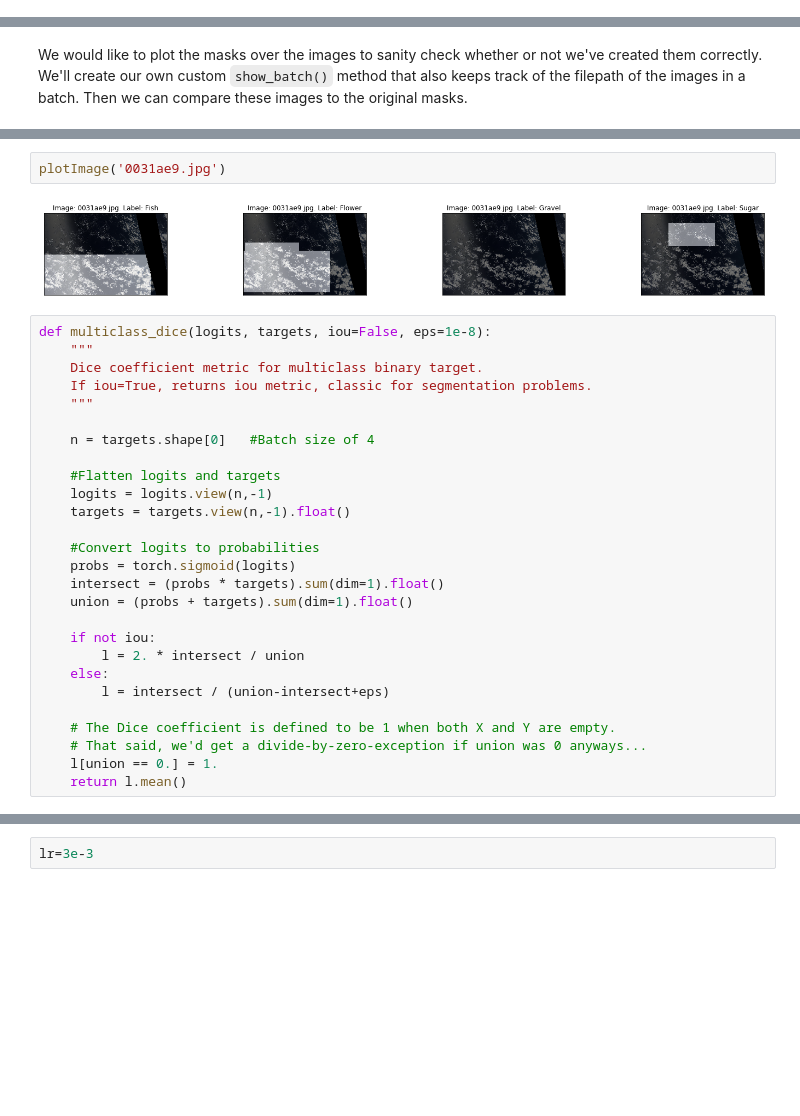
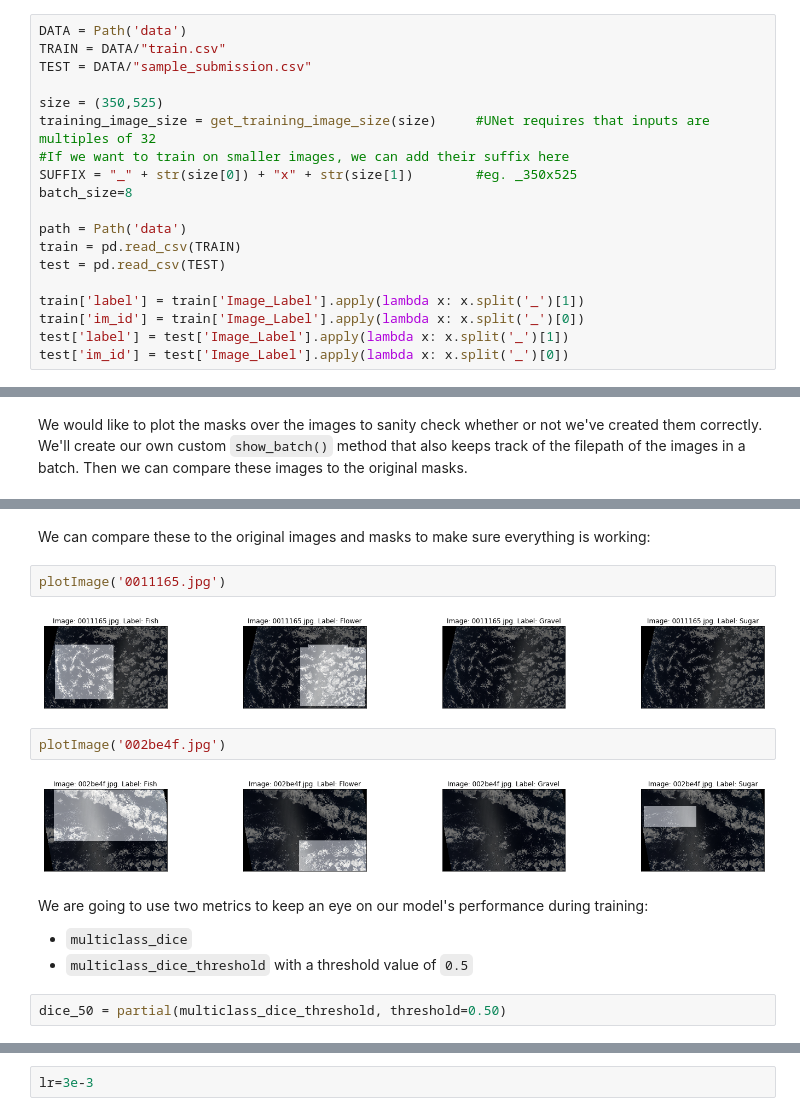
Before and after one commit to JoshVarty/KaggleClouds, a Jupyter notebook: 01_BasicModel.ipynb, the cells around one changed output, grey strips where cells are left out. Cells and saved outputs as stored; diff of their text form; blank space fills up the shorter version.

Commit message:
Cleanup Basic Model

```diff
--- a/01_BasicModel.ipynb
+++ b/01_BasicModel.ipynb
@@ -35,0 +39,19 @@ train['im_id'] = train['Image_Label'].apply(lambda x: x.split('_')[0])
+# %%
+DATA = Path('data')
+TRAIN = DATA/"train.csv"
+TEST = DATA/"sample_submission.csv"
+
+size = (350,525)
+training_image_size = get_training_image_size(size)     #UNet requires that inputs are multiples of 32
+#If we want to train on smaller images, we can add their suffix here
+SUFFIX = "_" + str(size[0]) + "x" + str(size[1])        #eg. _350x525
+batch_size=8
+
+path = Path('data')
+train = pd.read_csv(TRAIN)
+test = pd.read_csv(TEST)
+
+train['label'] = train['Image_Label'].apply(lambda x: x.split('_')[1])
+train['im_id'] = train['Image_Label'].apply(lambda x: x.split('_')[0])
+test['label'] = test['Image_Label'].apply(lambda x: x.split('_')[1])
+test['im_id'] = test['Image_Label'].apply(lambda x: x.split('_')[0])
@@ -182,32 +154,17 @@ custom_show_batch(data)
+# %% [markdown]
+We can compare these to the original images and masks to make sure everything is working:
 # %%
-plotImage('0031ae9.jpg')
+plotImage('0011165.jpg')
 # %% [output]
-[figure, old version]
+[figure, new version]
-# %%
-def multiclass_dice(logits, targets, iou=False, eps=1e-8):
-    """
-    Dice coefficient metric for multiclass binary target.
-    If iou=True, returns iou metric, classic for segmentation problems.
-    """
-
-    n = targets.shape[0]   #Batch size of 4
-
-    #Flatten logits and targets
-    logits = logits.view(n,-1)
-    targets = targets.view(n,-1).float()
-
-    #Convert logits to probabilities
-    probs = torch.sigmoid(logits)
-    intersect = (probs * targets).sum(dim=1).float()
-    union = (probs + targets).sum(dim=1).float()
-
-    if not iou:
-        l = 2. * intersect / union
-    else:
-        l = intersect / (union-intersect+eps)
-
-    # The Dice coefficient is defined to be 1 when both X and Y are empty.
-    # That said, we'd get a divide-by-zero-exception if union was 0 anyways...
-    l[union == 0.] = 1.
-    return l.mean()
+# %%
+plotImage('002be4f.jpg')
+# %% [output]
+[figure, added]
+# %% [markdown]
+We are going to use two metrics to keep an eye on our model's performance during training:
+ - `multiclass_dice`
+ - `multiclass_dice_threshold` with a threshold value of `0.5`
+# %%
+dice_50 = partial(multiclass_dice_threshold, threshold=0.50)
 # %%
```
Also changed, not shown: parts of 29 cells of this notebook.
